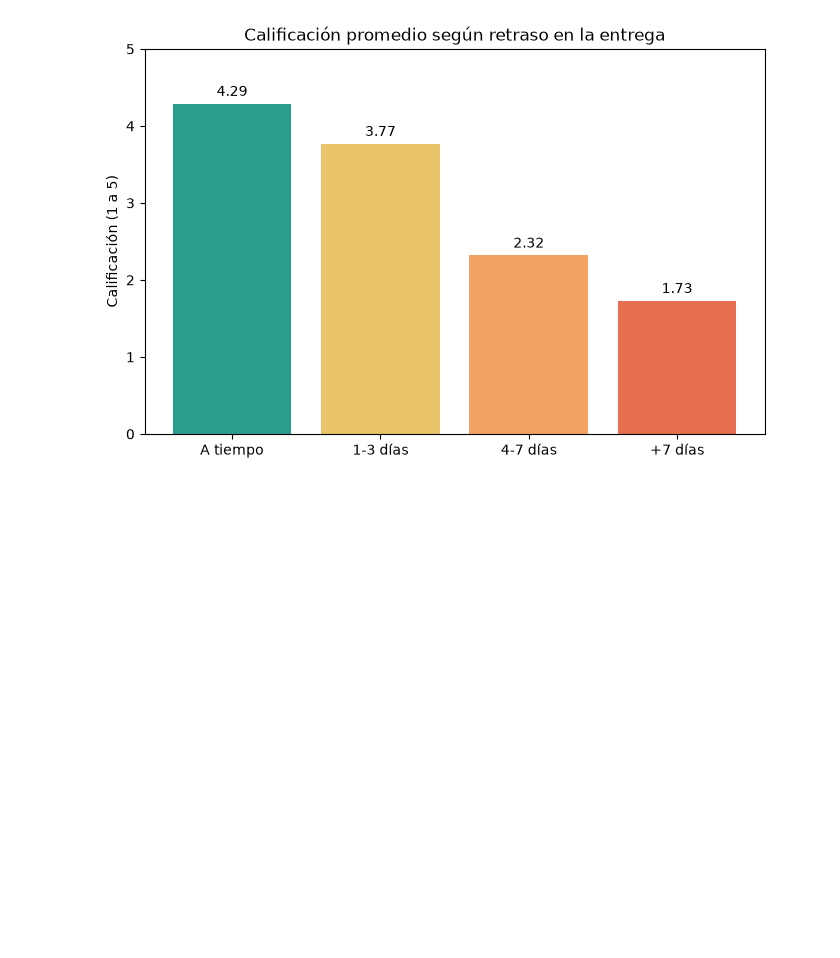
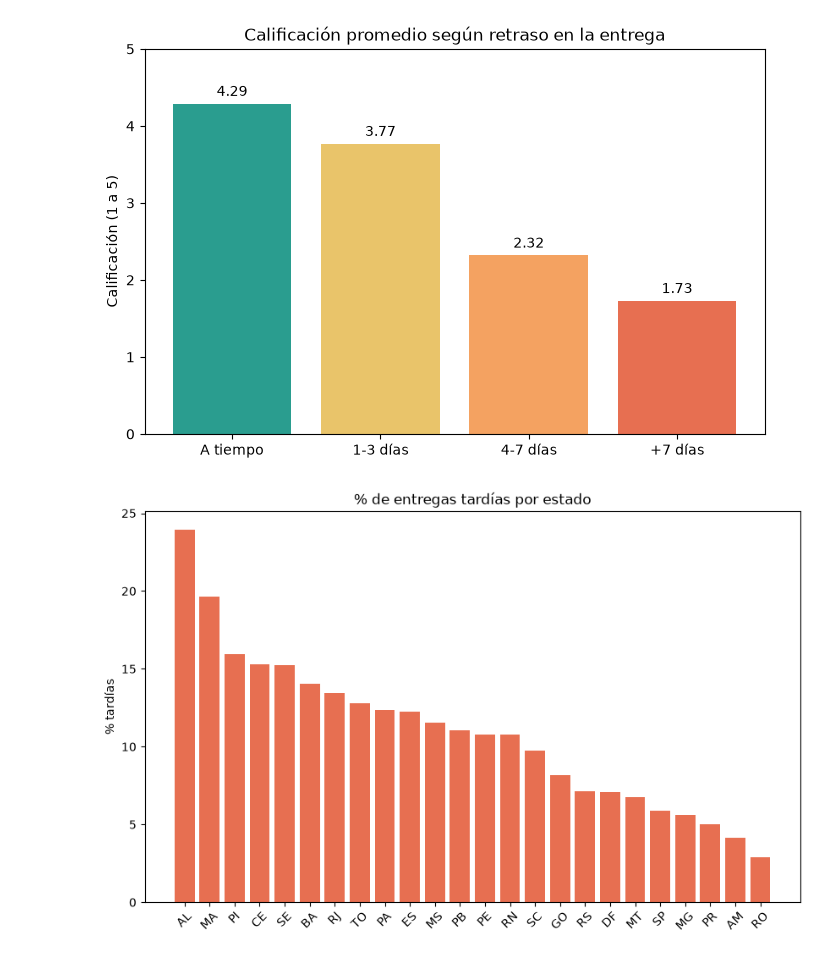
Before and after one commit to EmilioSaulG/olist-delivery-analysis, a Jupyter notebook: notebooks/02_analisis.ipynb, the cells around one changed output. Drawn from its saved outputs; the diff is of its cells as text; code cells hidden in the pictures; blank space fills up the shorter version.

Commit message:
Notebook: retrasos por estado y exportación de datos para dashboard

```diff
--- a/notebooks/02_analisis.ipynb
+++ b/notebooks/02_analisis.ipynb
@@ -52,3 +52,33 @@ for i, v in enumerate(df["calificacion"]):
 plt.show()
 # %% [output]
 [figure]
+# %%
+query_estado = """
+SELECT
+    c.customer_state AS estado,
+    COUNT(*) AS ordenes,
+    ROUND(100.0 * SUM(CASE WHEN o.order_delivered_customer_date > o.order_estimated_delivery_date THEN 1 ELSE 0 END) / COUNT(*), 2) AS pct_tardias
+FROM orders o
+JOIN customers c ON c.customer_id = o.customer_id
+WHERE o.order_status = "delivered"
+  AND o.order_delivered_customer_date IS NOT NULL
+GROUP BY c.customer_state
+HAVING count (*) >= 100
+ORDER BY pct_tardias DESC;
+"""
+
+df_estado = pd.read_sql(query_estado, conn)
+
+plt.figure(figsize=(10, 6))
+plt.bar(df_estado["estado"], df_estado["pct_tardias"], color="#e76f51")
+plt.title("% de entregas tardías por estado")
+plt.ylabel("% tardías")
+plt.xticks(rotation=45)
+plt.show()
+
+import os
+os.makedirs("../dashboard", exist_ok=True)
+df.to_csv("../dashboard/calificacion_vs_retrasi.csv", index=False)
+df_estado.to_csv("../dashboard/retrasos_por_estado.csv", index=False)
+# %% [output]
+[figure, added]
```
Also changed, not shown: 2 other files.
